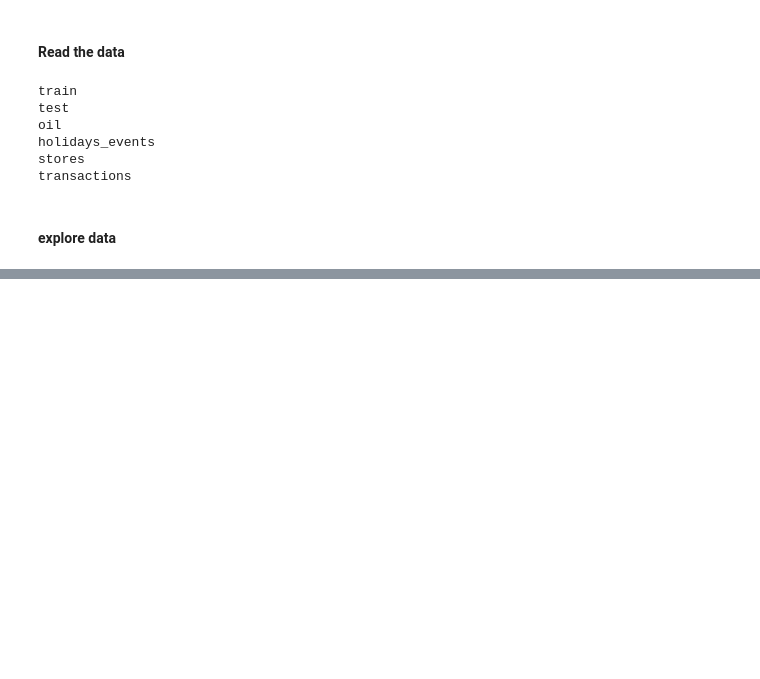
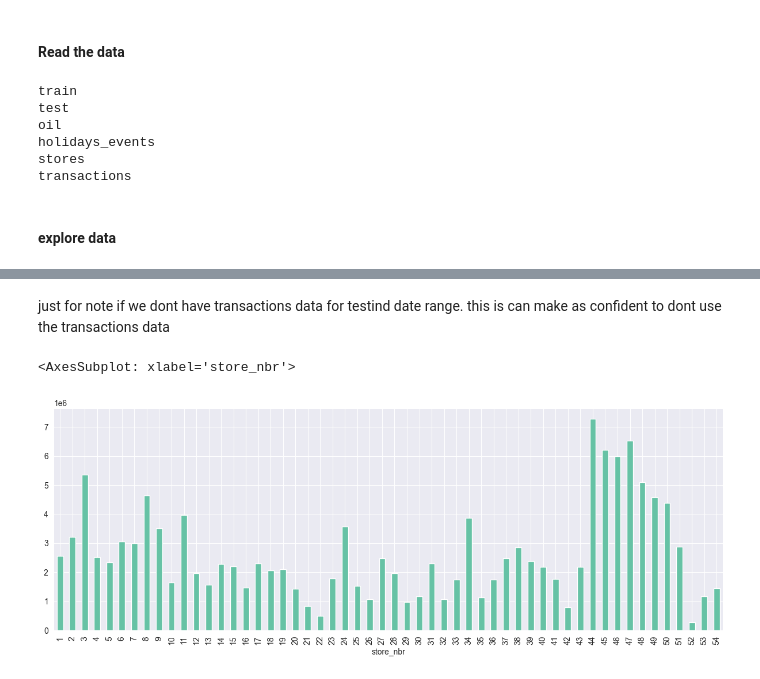
Before and after one commit to aakmalf/projects, a Jupyter notebook: store-sales/data.ipynb, the cells around one changed output, grey strips where cells are left out. Drawn from its saved outputs; the diff is of its cells as text; code cells hidden in the pictures; blank space fills up the shorter version.

```diff
--- a/store-sales/data.ipynb
+++ b/store-sales/data.ipynb
@@ -36,0 +443,7 @@ transactions
+# %% [markdown]
+just for note if we dont have transactions data for testind date range. this is can make as confident to dont use the transactions data
+# %%
+transactions.groupby("store_nbr")["transactions"].sum().plot(kind="bar", figsize=(15, 5))
+# %% [output]
+<AxesSubplot: xlabel='store_nbr'>
+[figure, added]
```
Also changed, not shown: parts of 68 cells of this notebook.
